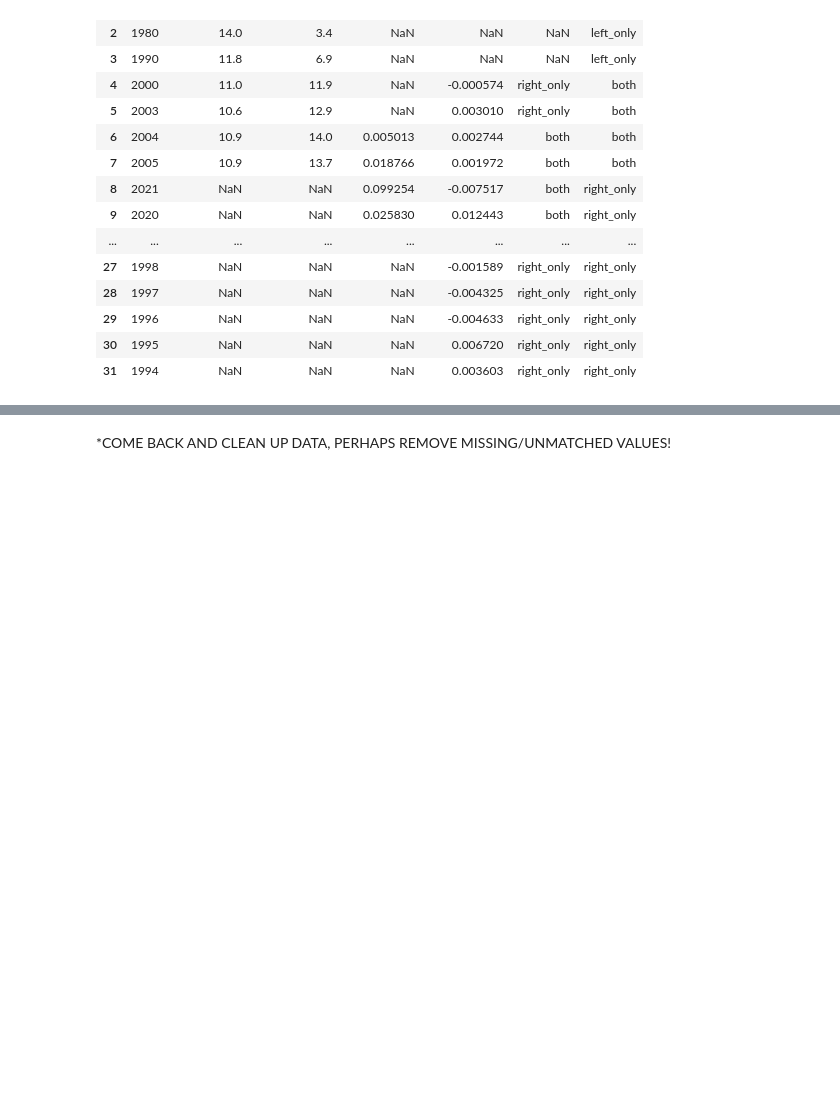
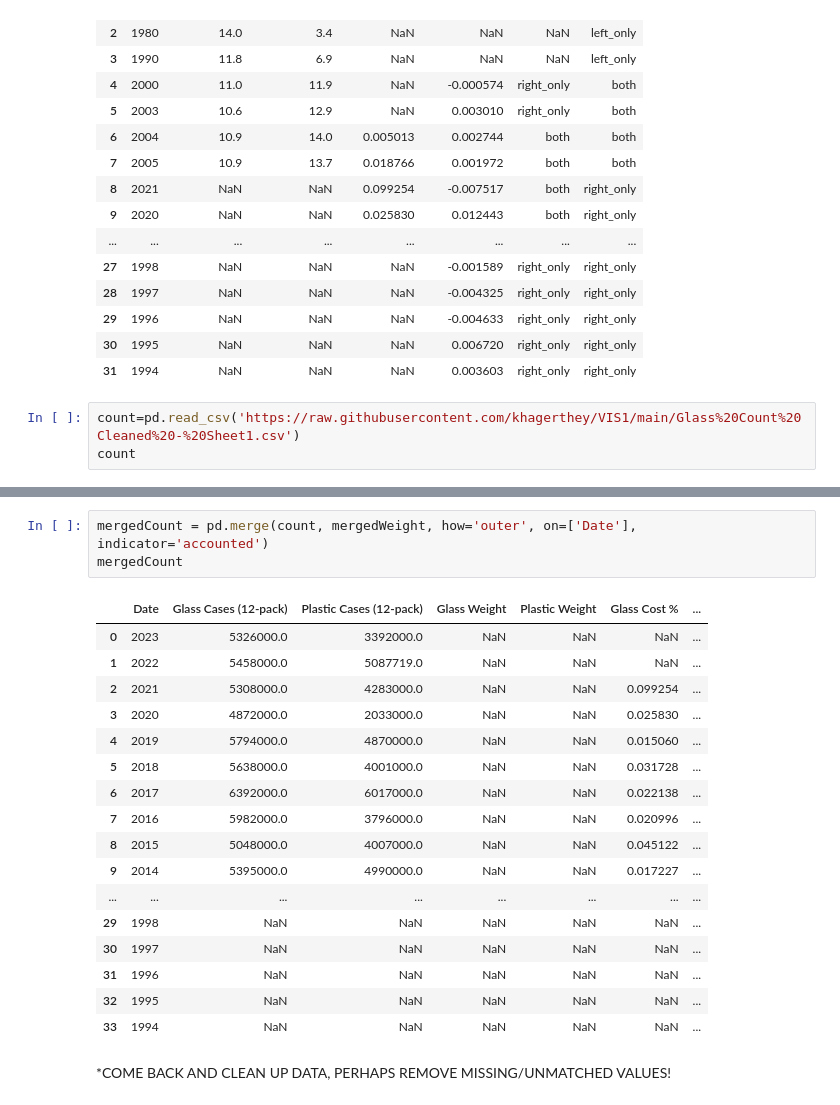
Before and after one commit to khagerthey/VIS1, a Jupyter notebook: Glass_vs_Plastic_Merge.ipynb, the cells around one changed output, grey strips where cells are left out. Saved outputs shown, nothing was run; the diff lists cells and outputs as text; blank space fills up the shorter version.

Commit message:
All 3 sources merged!

```diff
--- a/Glass_vs_Plastic_Merge.ipynb
+++ b/Glass_vs_Plastic_Merge.ipynb
@@ -109,3 +109,6 @@ mergedWeight
 | 29 | 1996 | NaN | NaN | NaN | -0.004633 | right_only | right_only |
 | 30 | 1995 | NaN | NaN | NaN | 0.006720 | right_only | right_only |
 | 31 | 1994 | NaN | NaN | NaN | 0.003603 | right_only | right_only |
+# %%
+count=pd.read_csv('https://raw.githubusercontent.com/khagerthey/VIS1/main/Glass%20Count%20Cleaned%20-%20Sheet1.csv')
+count
@@ -112,3 +133,24 @@ mergedWeight
+# %%
+mergedCount = pd.merge(count, mergedWeight, how='outer', on=['Date'], indicator='accounted')
+mergedCount
+# %% [output]
+|  | Date | Glass Cases (12-pack) | Plastic Cases (12-pack) | Glass Weight | Plastic Weight | Glass Cost % | ... |
+| 0 | 2023 | 5326000.0 | 3392000.0 | NaN | NaN | NaN | ... |
+| 1 | 2022 | 5458000.0 | 5087719.0 | NaN | NaN | NaN | ... |
+| 2 | 2021 | 5308000.0 | 4283000.0 | NaN | NaN | 0.099254 | ... |
+| 3 | 2020 | 4872000.0 | 2033000.0 | NaN | NaN | 0.025830 | ... |
+| 4 | 2019 | 5794000.0 | 4870000.0 | NaN | NaN | 0.015060 | ... |
+| 5 | 2018 | 5638000.0 | 4001000.0 | NaN | NaN | 0.031728 | ... |
+| 6 | 2017 | 6392000.0 | 6017000.0 | NaN | NaN | 0.022138 | ... |
+| 7 | 2016 | 5982000.0 | 3796000.0 | NaN | NaN | 0.020996 | ... |
+| 8 | 2015 | 5048000.0 | 4007000.0 | NaN | NaN | 0.045122 | ... |
+| 9 | 2014 | 5395000.0 | 4990000.0 | NaN | NaN | 0.017227 | ... |
+| ... | ... | ... | ... | ... | ... | ... | ... |
+| 29 | 1998 | NaN | NaN | NaN | NaN | NaN | ... |
+| 30 | 1997 | NaN | NaN | NaN | NaN | NaN | ... |
+| 31 | 1996 | NaN | NaN | NaN | NaN | NaN | ... |
+| 32 | 1995 | NaN | NaN | NaN | NaN | NaN | ... |
+| 33 | 1994 | NaN | NaN | NaN | NaN | NaN | ... |
 # %% [markdown]
 *COME BACK AND CLEAN UP DATA, PERHAPS REMOVE MISSING/UNMATCHED VALUES!
 # %% [markdown]
```
Also changed, not shown: parts of 1 cell of this notebook.
